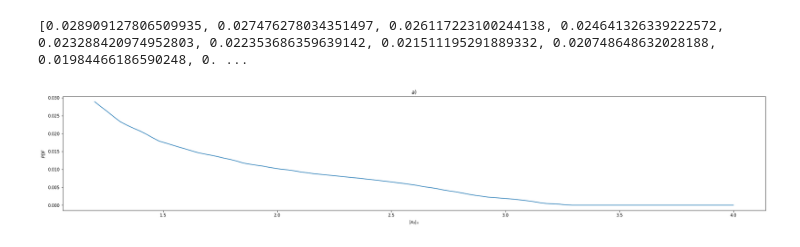
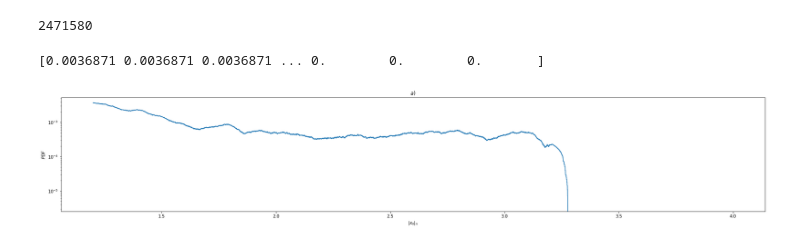
Before and after one commit to SemenutaEgor/-Extreme-events-in-phenomenological-neural-networks-with-different-types-of-connections, a Jupyter notebook: Dragon_king_like_PDF.ipynb, the cells around one changed output. Drawn from its saved outputs; the diff is of its cells as text; code cells hidden in the pictures.

```diff
--- a/Dragon_king_like_PDF.ipynb
+++ b/Dragon_king_like_PDF.ipynb
@@ -67,37 +67,36 @@ plt.show();
-# %%
-
-Hs = np.linspace(1.2, 4.0, 100)
-prob_arr = []
-
-spike_counter = 0
-for i in range(len(ts_a)):
-    if xsum_a[i] > 0:
-      spike_counter+=1
-all_spikes = spike_counter
-
-for j in range(len(Hs)):
-  spike_counter = 0
-  for i in range(len(ts_a)):
-    if xsum_a[i] > Hs[j]:
-      spike_counter+=1
-
-  if spike_counter == 0:
-    probability = 0
-  else:
-    probability = spike_counter / all_spikes
-
-  prob_arr.append(probability)
-
-print(prob_arr)
-# %% [output]
-[0.028909127806509935, 0.027476278034351497, 0.026117223100244138, 0.024641326339222572, 0.023288420974952803, 0.022353686359639142, 0.021511195291889332, 0.020748648632028188, 0.01984466186590248, 0. ...
+# %%
+xsum_a.size
+# %% [output]
+2471580
+# %%
+L2 = xsum_a.size
+Hs = np.linspace(1.2, 4.0, L2)
+eps = 0.07
+
+lents = len(ts_a)
+lenHs = len(Hs)
+
+all_spikes = (xsum_a>0).sum()
+
+spike_counter = np.array([((xsum_a >= Hs[j]) & (xsum_a < Hs[j]+eps)).sum() for j in range(lenHs)])
+
+
+prob_arr = spike_counter / all_spikes
+
+print(prob_arr)
+
+# print(all_spikes)
+# print(all_spikes1)
+# %% [output]
+[0.0036871 0.0036871 0.0036871 ... 0.        0.        0.       ]
 # %%
 fig = plt.figure(figsize = (30, 5))
 ax = fig.add_subplot(1, 1, 1)
 ax.plot(Hs, prob_arr)
+ax.set_yscale('log', basey=10)
 ax.set_xlabel("$|x_{II}|_{n}$")
 ax.set_ylabel("$PDF$")
 plt.title("$a)$")
 plt.show();
 # %% [output]
-[figure, old version]
+[figure, new version]
```
Also changed, not shown: parts of 3 cells of this notebook.
